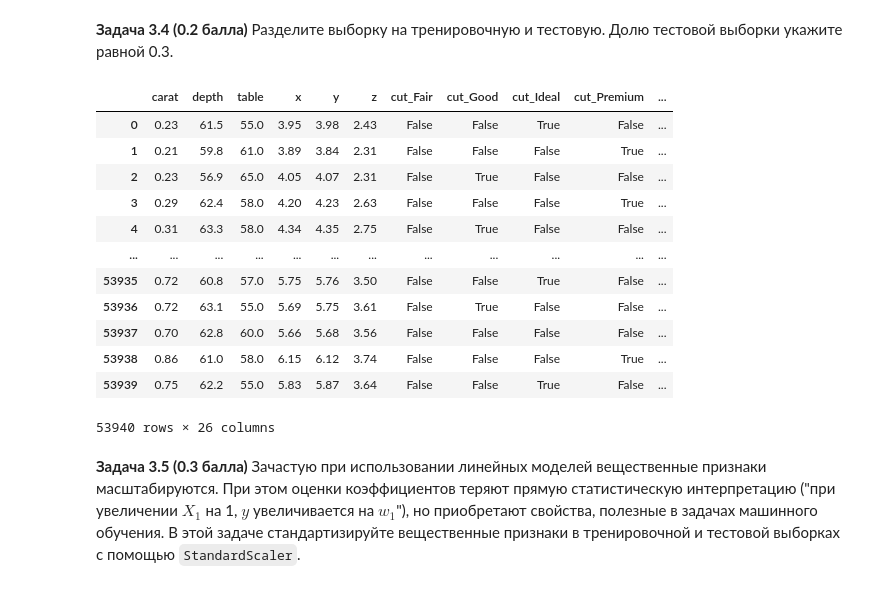
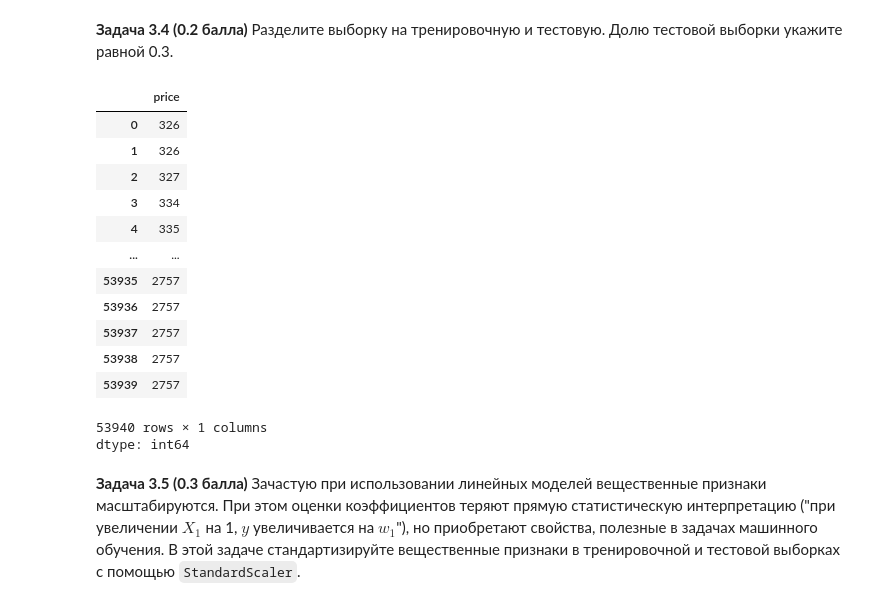
Before and after one commit to stass9966/programming-technologies, a Jupyter notebook: 2025/homeworks/hw04-knn-linreg/hw04_knn_linreg.ipynb, the cells around one changed output. Cells and saved outputs as stored; diff of their text form; code cells hidden in the pictures.

```diff
--- a/2025/homeworks/hw04-knn-linreg/hw04_knn_linreg.ipynb
+++ b/2025/homeworks/hw04-knn-linreg/hw04_knn_linreg.ipynb
@@ -464,21 +461,22 @@ data_with_dummies
 # %%
 x = data_with_dummies.drop('price', axis=1)
 y = data_with_dummies['price']
-x
+y
 # %% [output]
-|  | carat | depth | table | x | y | z | cut_Fair | cut_Good | cut_Ideal | cut_Premium | ... |
-| 0 | 0.23 | 61.5 | 55.0 | 3.95 | 3.98 | 2.43 | False | False | True | False | ... |
-| 1 | 0.21 | 59.8 | 61.0 | 3.89 | 3.84 | 2.31 | False | False | False | True | ... |
-| 2 | 0.23 | 56.9 | 65.0 | 4.05 | 4.07 | 2.31 | False | True | False | False | ... |
-| 3 | 0.29 | 62.4 | 58.0 | 4.20 | 4.23 | 2.63 | False | False | False | True | ... |
-| 4 | 0.31 | 63.3 | 58.0 | 4.34 | 4.35 | 2.75 | False | True | False | False | ... |
-| ... | ... | ... | ... | ... | ... | ... | ... | ... | ... | ... | ... |
-| 53935 | 0.72 | 60.8 | 57.0 | 5.75 | 5.76 | 3.50 | False | False | True | False | ... |
-| 53936 | 0.72 | 63.1 | 55.0 | 5.69 | 5.75 | 3.61 | False | True | False | False | ... |
-| 53937 | 0.70 | 62.8 | 60.0 | 5.66 | 5.68 | 3.56 | False | False | False | False | ... |
-| 53938 | 0.86 | 61.0 | 58.0 | 6.15 | 6.12 | 3.74 | False | False | False | True | ... |
-| 53939 | 0.75 | 62.2 | 55.0 | 5.83 | 5.87 | 3.64 | False | False | True | False | ... |
+|  | price |
+| 0 | 326 |
+| 1 | 326 |
+| 2 | 327 |
+| 3 | 334 |
+| 4 | 335 |
+| ... | ... |
+| 53935 | 2757 |
+| 53936 | 2757 |
+| 53937 | 2757 |
+| 53938 | 2757 |
+| 53939 | 2757 |
-53940 rows × 26 columns
+53940 rows × 1 columns
+dtype: int64
 # %%
 from sklearn.model_selection import train_test_split
 np.random.seed(3)
```
Also changed, not shown: parts of 7 cells of this notebook.
